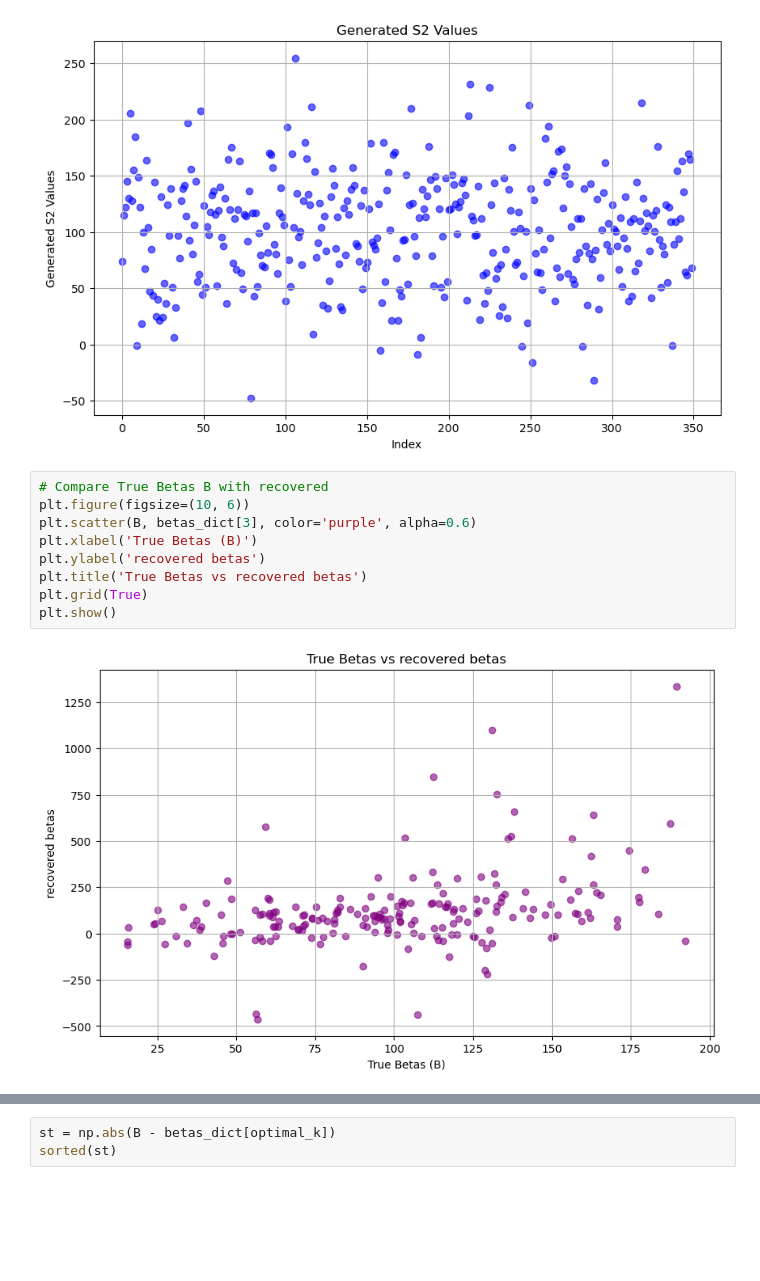
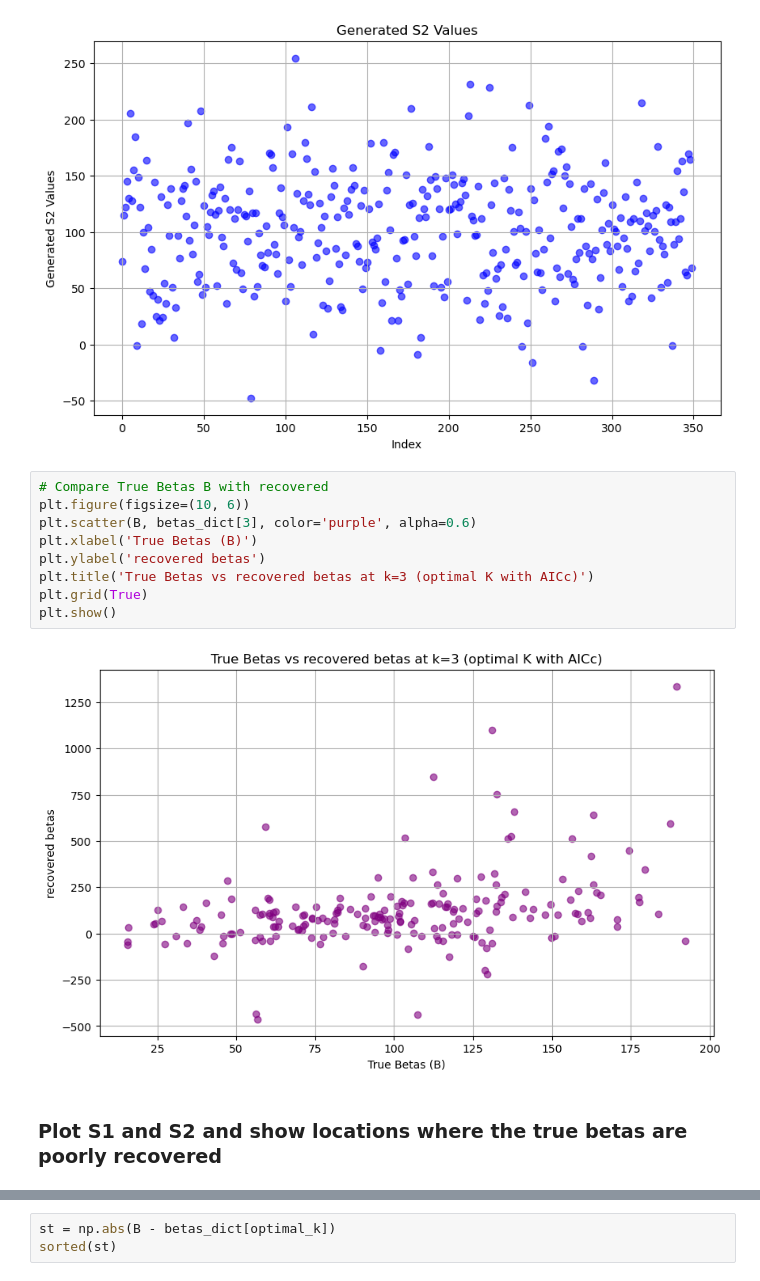
Before and after one commit to marquisvictor/change-of-support-gwr-mgwr, a Jupyter notebook: AICvsK.ipynb, the cells around one changed output, grey strips where cells are left out. Saved outputs shown, nothing was run; the diff lists cells and outputs as text; blank space fills up the shorter version.

```diff
--- a/AICvsK.ipynb
+++ b/AICvsK.ipynb
@@ -242,14 +242,16 @@ plt.show()
 # %%
 # Compare True Betas B with recovered
 plt.figure(figsize=(10, 6))
 plt.scatter(B, betas_dict[3], color='purple', alpha=0.6)
 plt.xlabel('True Betas (B)')
 plt.ylabel('recovered betas')
-plt.title('True Betas vs recovered betas')
+plt.title('True Betas vs recovered betas at k=3 (optimal K with AICc)')
 plt.grid(True)
 plt.show()
 # %% [output]
-[figure, old version]
+[figure, new version]
+# %% [markdown]
+### Plot S1 and S2 and show locations where the true betas are poorly recovered
 # %%
 # Choose the optimal k based on AICc
 optimal_k = 3
```
Also changed, not shown: parts of 2 cells of this notebook.
